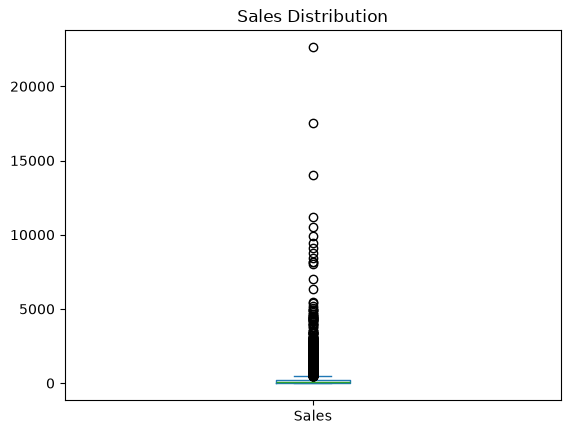
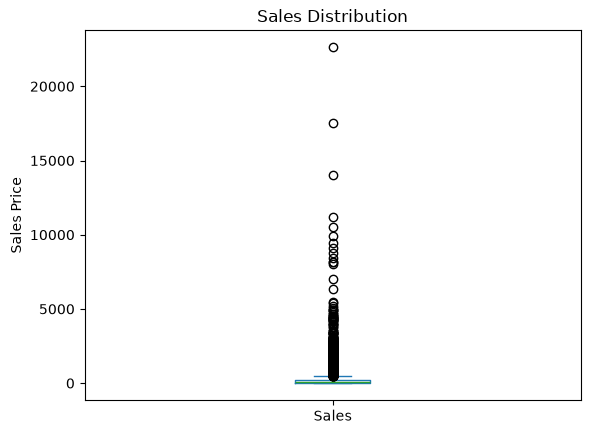
The notebook cell's code change between the first figure and the second:
--- before
+++ after
@@ -1,2 +1,3 @@
 df['Sales'].plot(kind='box', title='Sales Distribution')
+plt.ylabel("Sales Price")
 plt.show()

Commit: adding piechart